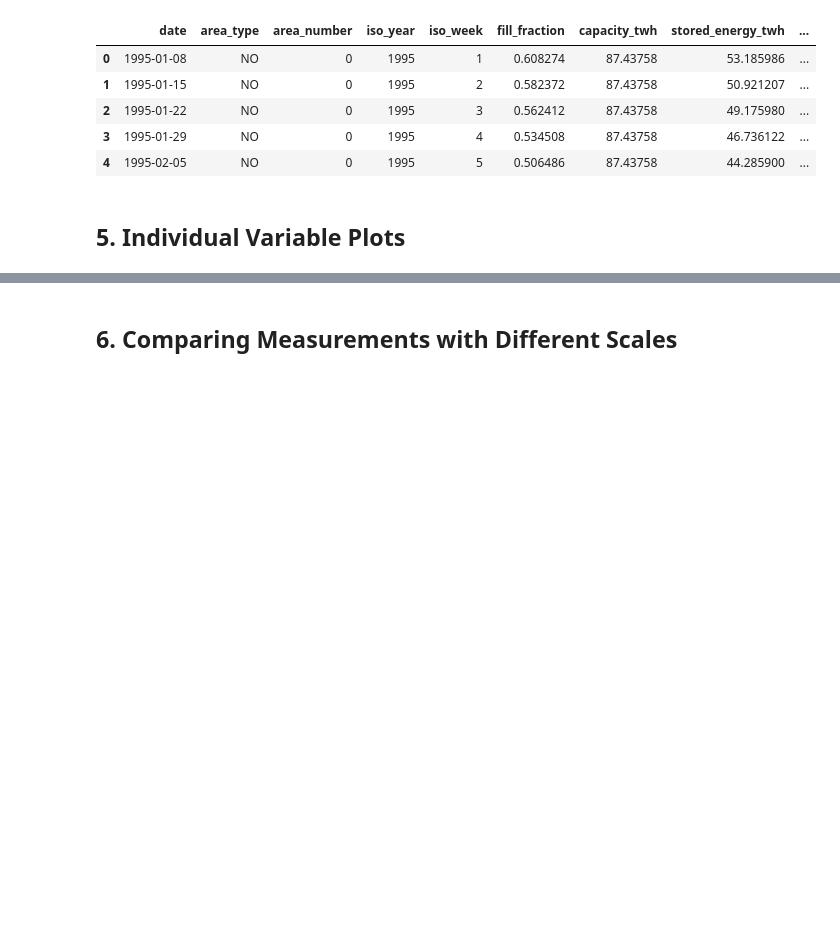
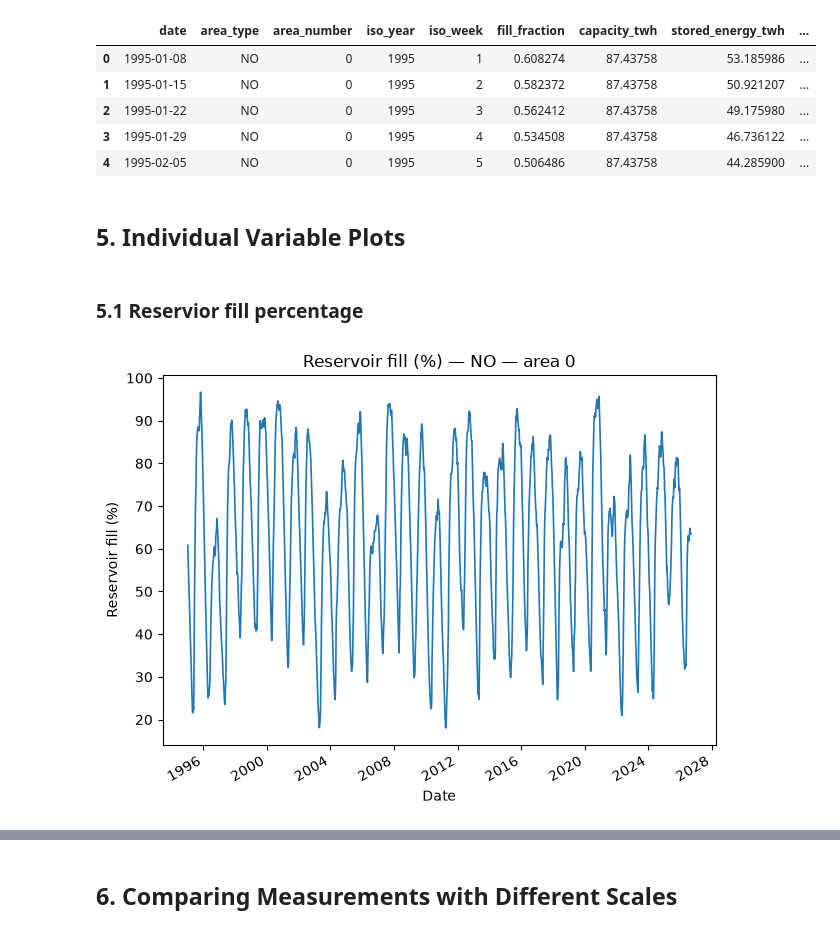
Before and after one commit to IngeGiljeGunnarshaug/ind320-inge-gilje-gunnarshaug, a Jupyter notebook: analysis.ipynb, the cells around one changed output, grey strips where cells are left out. Saved outputs shown, nothing was run; the diff lists cells and outputs as text; code cells hidden in the pictures; blank space fills up the shorter version.

Commit message:
Individual column plots and comments

```diff
--- a/analysis.ipynb
+++ b/analysis.ipynb
@@ -379,3 +382,32 @@ Observations: 1,653
 | 4 | 1995-02-05 | NO | 0 | 1995 | 5 | 0.506486 | 87.43758 | 44.285900 | ... |
 # %% [markdown]
 ## 5. Individual Variable Plots
+# %%
+def plot_measurement(column):
+    """Plot one measurement for the selected area in its display units."""
+    settings = plot_settings[column]
+
+    # Convert only the displayed values; leave the underlying data unchanged.
+    values = area_df[column] * settings["multiplier"]
+
+    fig, ax = plt.subplots()
+    ax.plot(area_df["date"], values, linewidth=1.2)
+
+    ax.set_title(f"{settings['label']} — {area_label}")
+    ax.set_xlabel("Date")
+    ax.set_ylabel(settings["label"])
+
+    # A zero reference helps distinguish increases from decreases.
+    if column == "fill_fraction_change":
+        ax.axhline(0, color="black", linewidth=0.8, linestyle="--")
+
+    fig.autofmt_xdate()
+    fig.tight_layout()
+    plt.show()
+# %% [markdown]
+### 5.1 Reservior fill percentage
+# %%
+# Show the proportion of reservoir capacity filled, expressed as a percentage.
+plot_measurement("fill_fraction")
+# %% [output]
+[figure, added]
```
Also changed, not shown: parts of 33 cells of this notebook.
